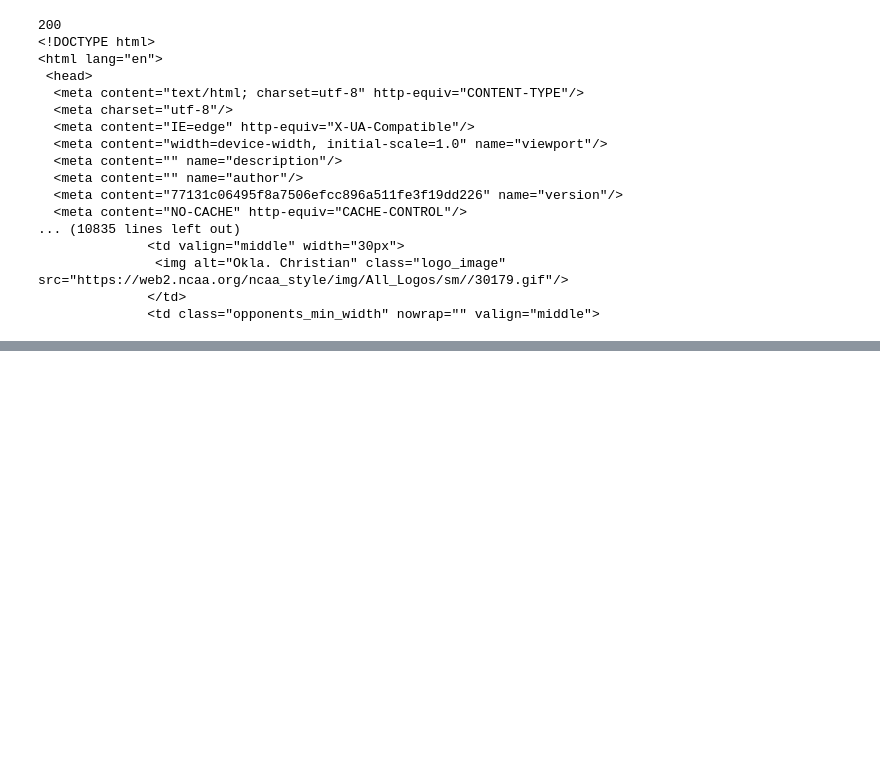
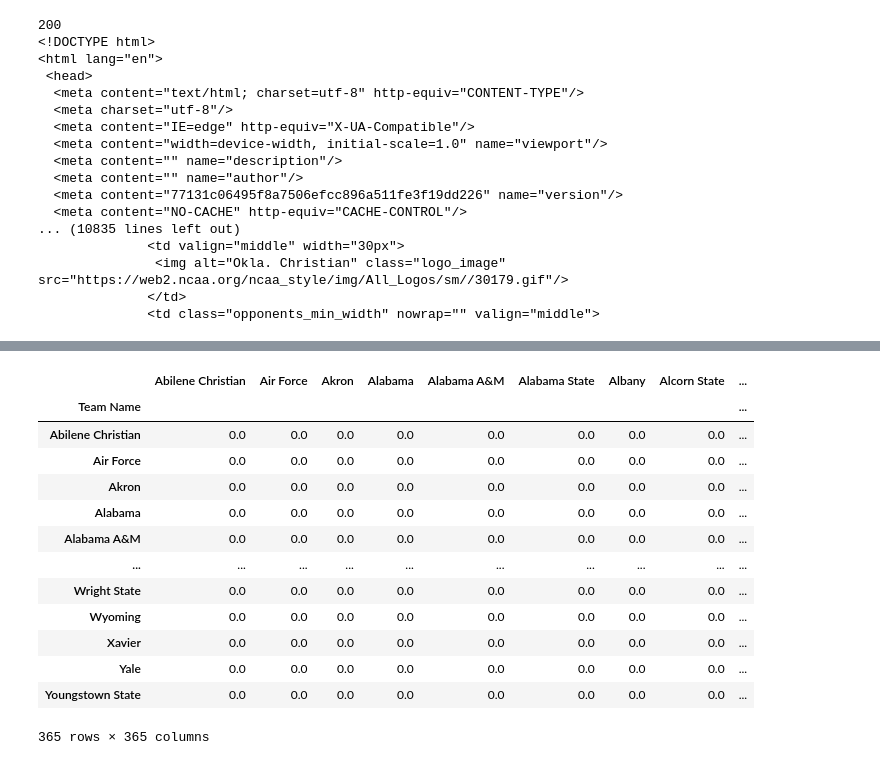
Before and after one commit to JayGode/Math-168-Final-Project, a Jupyter notebook: WebScrapeTrialMath168.ipynb, the cells around one changed output, grey strips where cells are left out. Saved outputs shown, nothing was run; the diff lists cells and outputs as text; code cells hidden in the pictures; blank space fills up the shorter version.

```diff
--- a/WebScrapeTrialMath168.ipynb
+++ b/WebScrapeTrialMath168.ipynb
@@ -55,0 +55,24 @@ Name: 0, Length: 365, dtype: object
+# %%
+import numpy as np
+
+cbb_adjacency = pd.read_csv("NCAAD1BBall_Programs_Adjacency.csv")
+cbb_adjacency.set_index("Unnamed: 0", inplace = True)
+cbb_adjacency.index.name = "Team Name"
+diagonal = np.diag_indices(len(cbb_adjacency))
+cbb_adjacency.iloc[diagonal] = np.zeros(len(cbb_adjacency))
+cbb_adjacency
+# %% [output]
+|  | Abilene Christian | Air Force | Akron | Alabama | Alabama A&M | Alabama State | Albany | Alcorn State | ... |
+| Team Name |  |  |  |  |  |  |  |  | ... |
+| Abilene Christian | 0.0 | 0.0 | 0.0 | 0.0 | 0.0 | 0.0 | 0.0 | 0.0 | ... |
+| Air Force | 0.0 | 0.0 | 0.0 | 0.0 | 0.0 | 0.0 | 0.0 | 0.0 | ... |
+| Akron | 0.0 | 0.0 | 0.0 | 0.0 | 0.0 | 0.0 | 0.0 | 0.0 | ... |
+| Alabama | 0.0 | 0.0 | 0.0 | 0.0 | 0.0 | 0.0 | 0.0 | 0.0 | ... |
+| Alabama A&M | 0.0 | 0.0 | 0.0 | 0.0 | 0.0 | 0.0 | 0.0 | 0.0 | ... |
+| ... | ... | ... | ... | ... | ... | ... | ... | ... | ... |
+| Wright State | 0.0 | 0.0 | 0.0 | 0.0 | 0.0 | 0.0 | 0.0 | 0.0 | ... |
+| Wyoming | 0.0 | 0.0 | 0.0 | 0.0 | 0.0 | 0.0 | 0.0 | 0.0 | ... |
+| Xavier | 0.0 | 0.0 | 0.0 | 0.0 | 0.0 | 0.0 | 0.0 | 0.0 | ... |
+| Yale | 0.0 | 0.0 | 0.0 | 0.0 | 0.0 | 0.0 | 0.0 | 0.0 | ... |
+| Youngstown State | 0.0 | 0.0 | 0.0 | 0.0 | 0.0 | 0.0 | 0.0 | 0.0 | ... |
+365 rows × 365 columns
```
Also changed, not shown: parts of 4 cells of this notebook.
